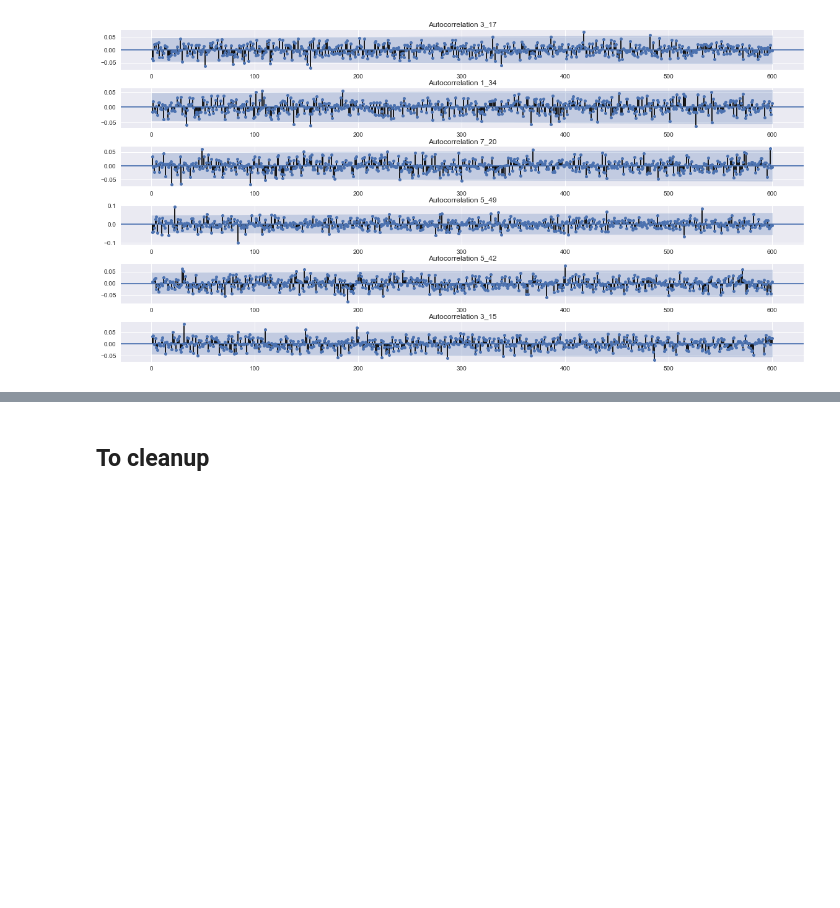
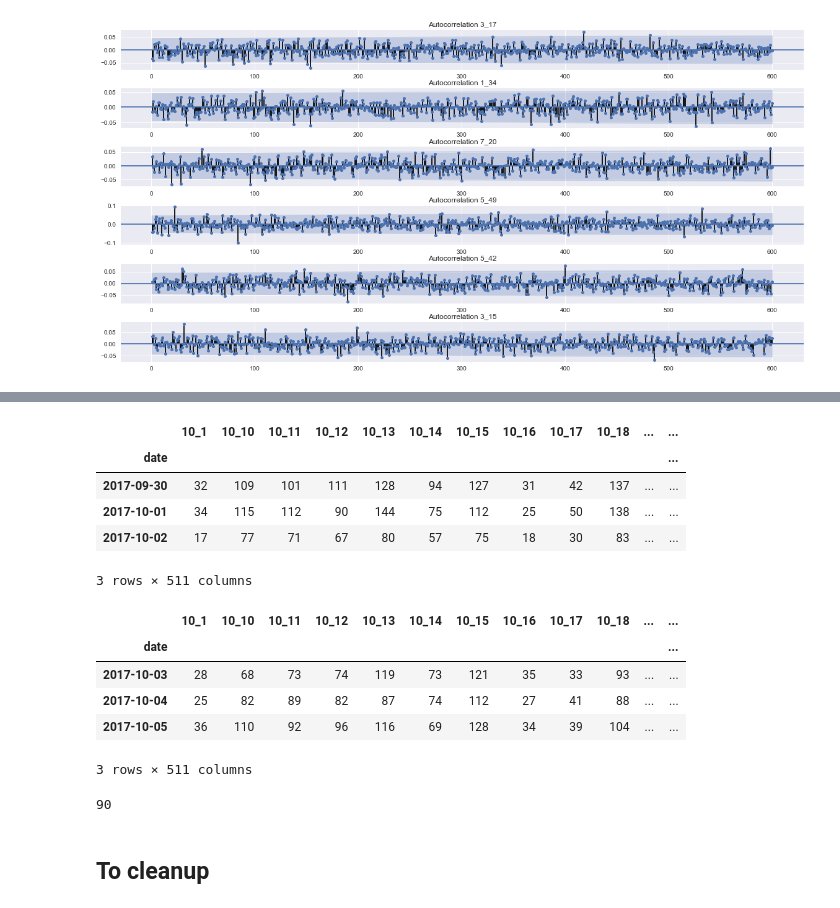
Before and after one commit to mangano/forecasting, a Jupyter notebook: store_item_demand.ipynb, the cells around one changed output, grey strips where cells are left out. Drawn from its saved outputs; the diff is of its cells as text; code cells hidden in the pictures; blank space fills up the shorter version.

```diff
--- a/store_item_demand.ipynb
+++ b/store_item_demand.ipynb
@@ -81,0 +141,2 @@ share_dict = df_share.mean(axis=0).to_dict()
+# %%
+cutoffs = list(splits.keys())
@@ -81,0 +160,8 @@ share_dict = df_share.mean(axis=0).to_dict()
+# %%
+cutoff = cutoffs[0]
+print(cutoff)
+display(splits[cutoff][0].tail(3))
+
+display(splits[cutoff][1].head(3))
+print(len(splits[cutoff][1]))
+# %% [output]
@@ -82,3 +169,16 @@ share_dict = df_share.mean(axis=0).to_dict()
+|  | 10_1 | 10_10 | 10_11 | 10_12 | 10_13 | 10_14 | 10_15 | 10_16 | 10_17 | 10_18 | ... | ... |
+| date |  |  |  |  |  |  |  |  |  |  |  | ... |
+| 2017-09-30 | 32 | 109 | 101 | 111 | 128 | 94 | 127 | 31 | 42 | 137 | ... | ... |
+| 2017-10-01 | 34 | 115 | 112 | 90 | 144 | 75 | 112 | 25 | 50 | 138 | ... | ... |
+| 2017-10-02 | 17 | 77 | 71 | 67 | 80 | 57 | 75 | 18 | 30 | 83 | ... | ... |
+3 rows × 511 columns
+|  | 10_1 | 10_10 | 10_11 | 10_12 | 10_13 | 10_14 | 10_15 | 10_16 | 10_17 | 10_18 | ... | ... |
+| date |  |  |  |  |  |  |  |  |  |  |  | ... |
+| 2017-10-03 | 28 | 68 | 73 | 74 | 119 | 73 | 121 | 35 | 33 | 93 | ... | ... |
+| 2017-10-04 | 25 | 82 | 89 | 82 | 87 | 74 | 112 | 27 | 41 | 88 | ... | ... |
+| 2017-10-05 | 36 | 110 | 92 | 96 | 116 | 69 | 128 | 34 | 39 | 104 | ... | ... |
+3 rows × 511 columns
+90
 # %% [markdown]
 ## To cleanup
 # %%
```
Also changed, not shown: parts of 13 cells of this notebook, 1 other file.
